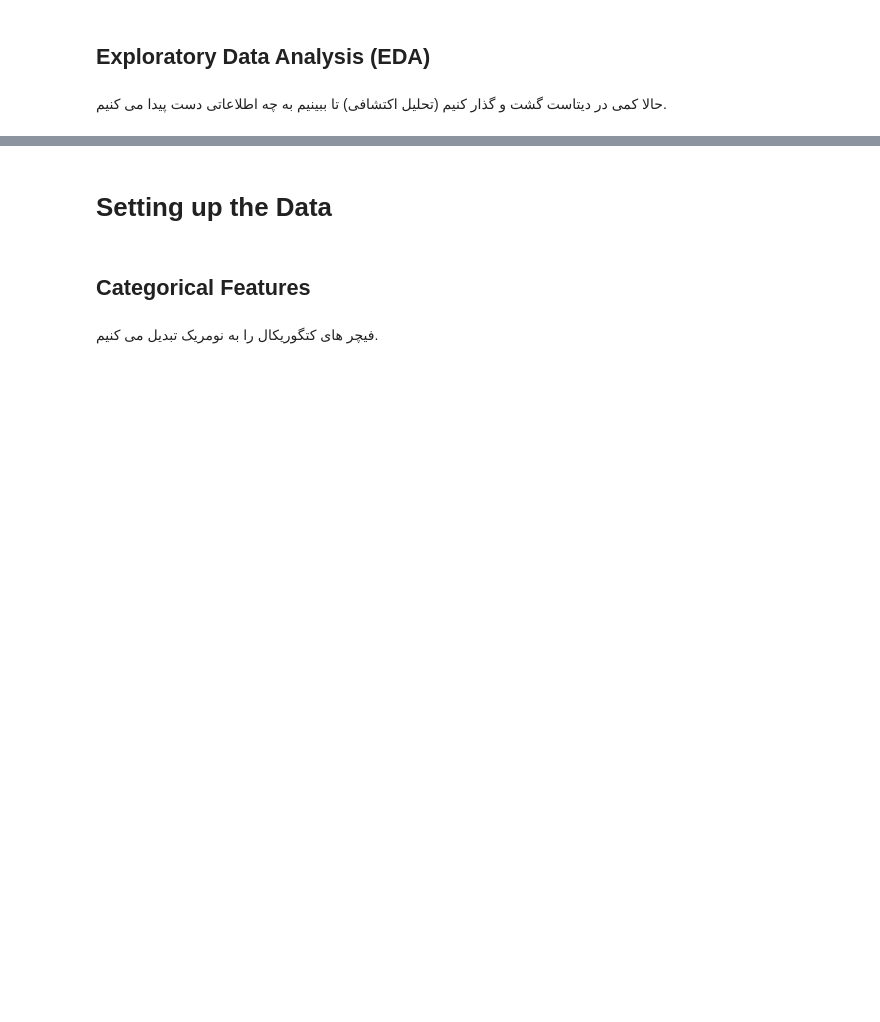
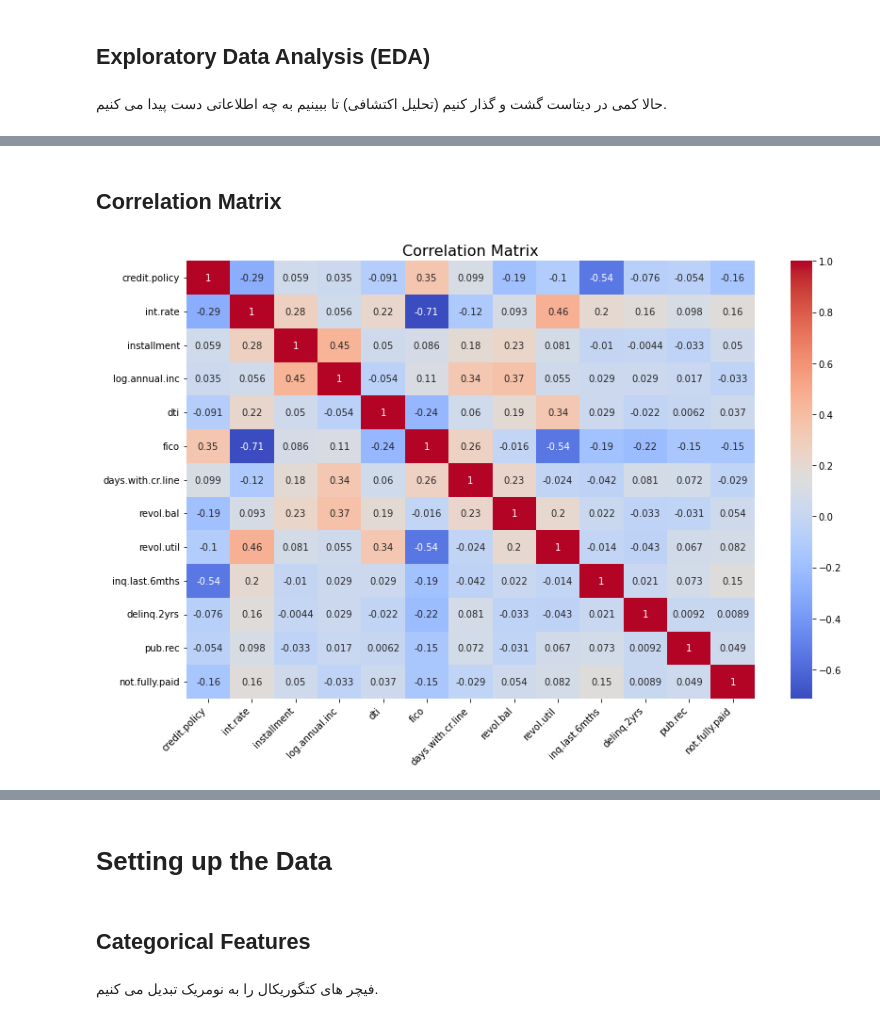
Before and after one commit to aminmk99/machine-learning-projects, a Jupyter notebook: Load Repayment Decision Tree& Random Forest/loan_repayment.ipynb, the cells around one changed output, grey strips where cells are left out. Drawn from its saved outputs; the diff is of its cells as text; code cells hidden in the pictures; blank space fills up the shorter version.

```diff
--- a/Load Repayment Decision Tree& Random Forest/loan_repayment.ipynb
+++ b/Load Repayment Decision Tree& Random Forest/loan_repayment.ipynb
@@ -85,0 +137,12 @@ memory usage: 1.0+ MB
+# %% [markdown]
+## Correlation Matrix
+# %%
+plt.figure(figsize=(12, 8))
+sns.heatmap(df.corr(), annot=True, cmap='coolwarm')
+plt.title("Correlation Matrix", fontsize=16)
+plt.xticks(rotation=45, ha='right', fontsize=10)  # Rotate x-axis labels and adjust font size
+plt.yticks(fontsize=10)  # Adjust y-axis label font size
+plt.tight_layout()  # Adjust layout to prevent overlap
+plt.show()
+# %% [output]
+[figure, added]
```
Also changed, not shown: parts of 42 cells of this notebook.
